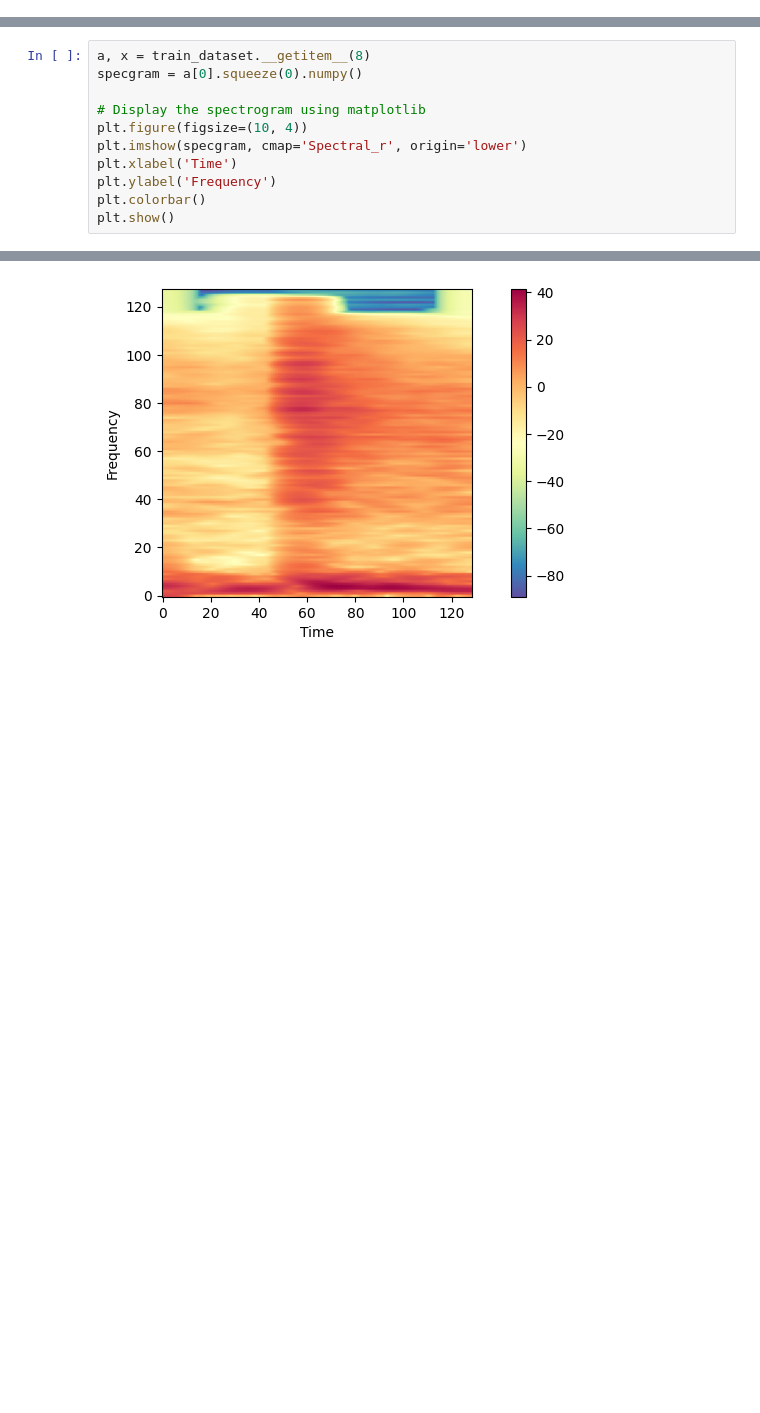
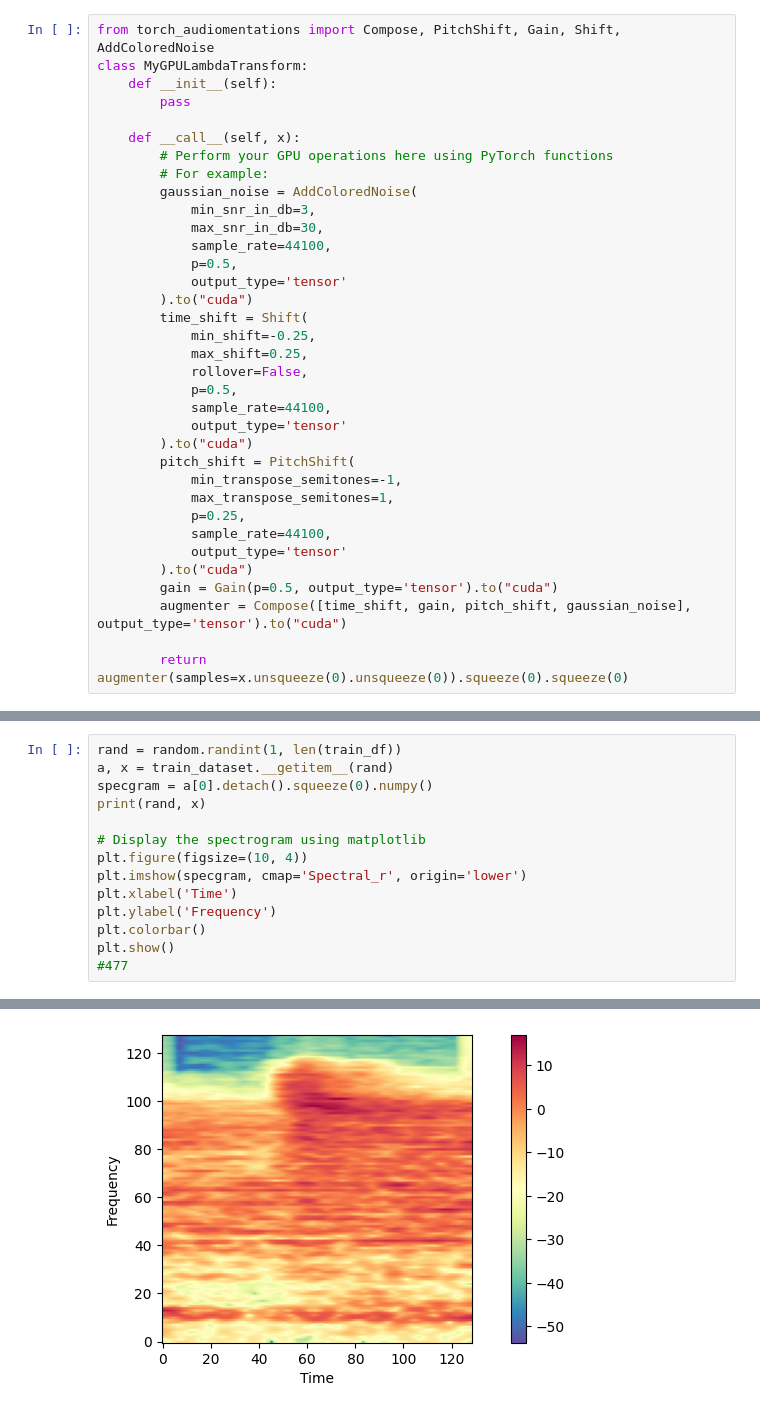
Before and after one commit to skittree/DrummerScore, a Jupyter notebook: model.ipynb, the cells around one changed output, grey strips where cells are left out. Drawn from its saved outputs; the diff is of its cells as text; blank space fills up the shorter version.

```diff
--- a/model.ipynb
+++ b/model.ipynb
@@ -40,3 +54,38 @@ train_df
+# %%
+from torch_audiomentations import Compose, PitchShift, Gain, Shift, AddColoredNoise
+class MyGPULambdaTransform:
+    def __init__(self):
+        pass
+
+    def __call__(self, x):
+        # Perform your GPU operations here using PyTorch functions
+        # For example:
+        gaussian_noise = AddColoredNoise(
+            min_snr_in_db=3,
+            max_snr_in_db=30,
+            sample_rate=44100,
+            p=0.5,
+            output_type='tensor'
+        ).to("cuda")
+        time_shift = Shift(
+            min_shift=-0.25,
+            max_shift=0.25,
+            rollover=False,
+            p=0.5,
+            sample_rate=44100,
+            output_type='tensor'
+        ).to("cuda")
+        pitch_shift = PitchShift(
+            min_transpose_semitones=-1,
+            max_transpose_semitones=1,
+            p=0.25,
+            sample_rate=44100,
+            output_type='tensor'
+        ).to("cuda")
+        gain = Gain(p=0.5, output_type='tensor').to("cuda")
+        augmenter = Compose([time_shift, gain, pitch_shift, gaussian_noise], output_type='tensor').to("cuda")
+
+        return augmenter(samples=x.unsqueeze(0).unsqueeze(0)).squeeze(0).squeeze(0)
 # %%
 import random
 import torch
@@ -110,6 +179,8 @@ train_dataset = DrumDataset(train_df, "HeartsOnFire-v.1.0.0/master.csv", transfo
 # %%
-a, x = train_dataset.__getitem__(8)
-specgram = a[0].squeeze(0).numpy()
+rand = random.randint(1, len(train_df))
+a, x = train_dataset.__getitem__(rand)
+specgram = a[0].detach().squeeze(0).numpy()
+print(rand, x)
 
 # Display the spectrogram using matplotlib
 plt.figure(figsize=(10, 4))
@@ -118,4 +189,5 @@ plt.xlabel('Time')
 plt.ylabel('Frequency')
 plt.colorbar()
 plt.show()
+#477
 # %% [output]
@@ -122,3 +195,3 @@ plt.show()
-[figure, old version]
+[figure, new version]
 # %%
 # Define the neural network architecture
```
Also changed, not shown: parts of 12 cells of this notebook, 3 other files.
